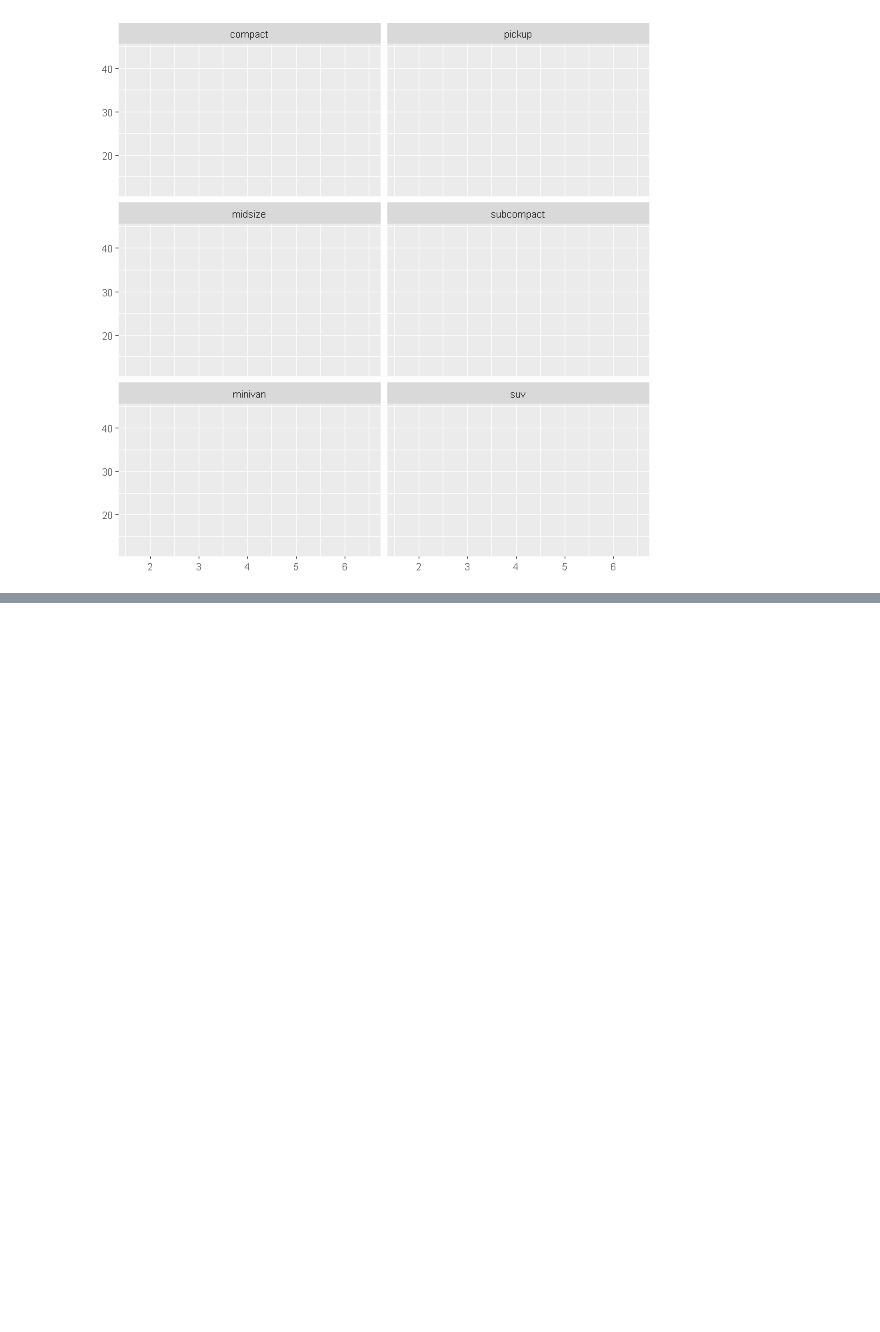
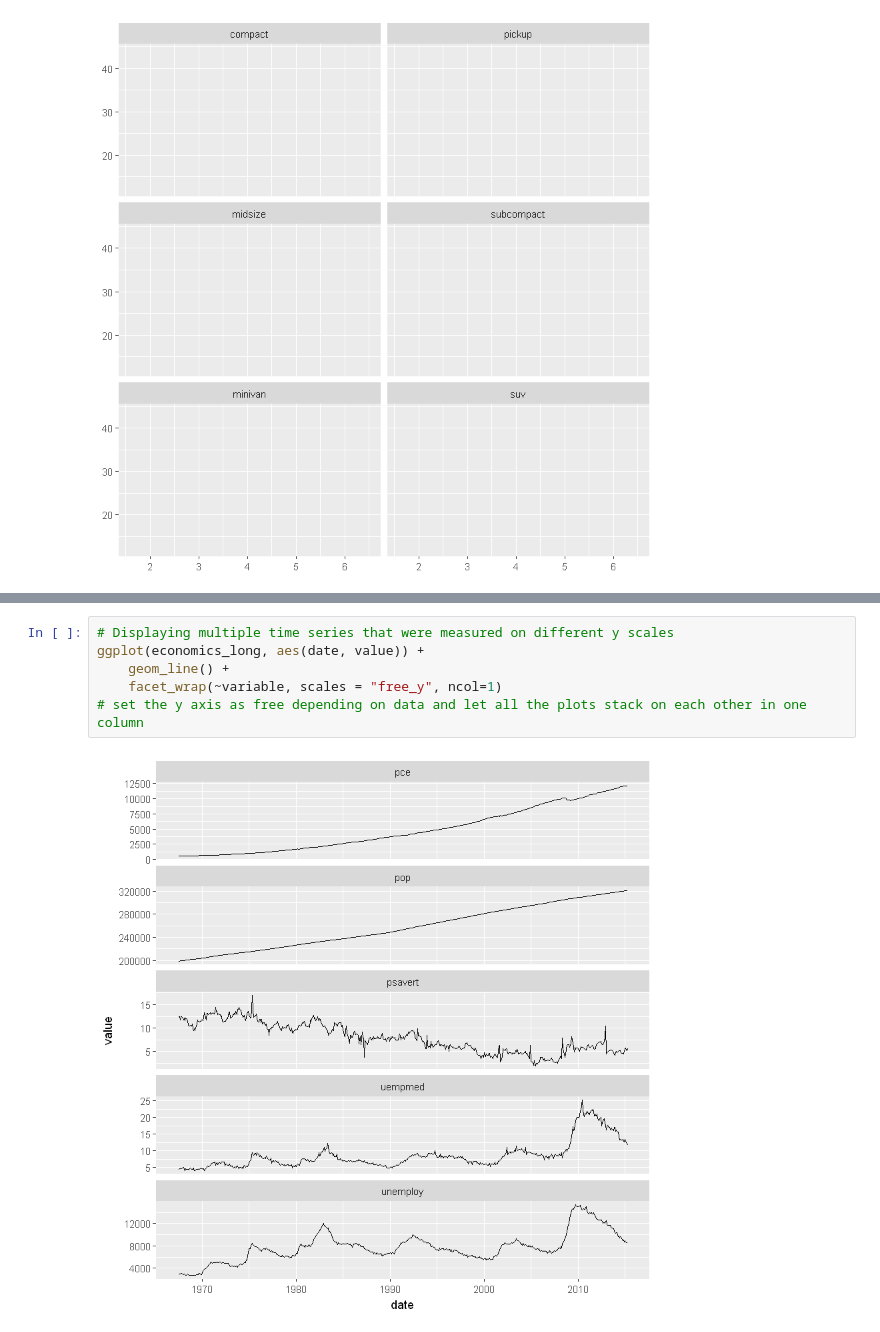
Before and after one commit to kkhatr2/ggplot2_Practice, a Jupyter notebook: ggplot2-Ch7.ipynb, the cells around one changed output, grey strips where cells are left out. Saved outputs shown, nothing was run; the diff lists cells and outputs as text; blank space fills up the shorter version.

```diff
--- a/ggplot2-Ch7.ipynb
+++ b/ggplot2-Ch7.ipynb
@@ -21,0 +32,8 @@ base + facet_wrap(~class, nrow=3, dir = "v") # Plot the panels top to bottom as
+# %%
+# Displaying multiple time series that were measured on different y scales
+ggplot(economics_long, aes(date, value)) +
+    geom_line() +
+    facet_wrap(~variable, scales = "free_y", ncol=1)
+# set the y axis as free depending on data and let all the plots stack on each other in one column
+# %% [output]
+[figure, added]
```
Also changed, not shown: parts of 2 cells of this notebook.
